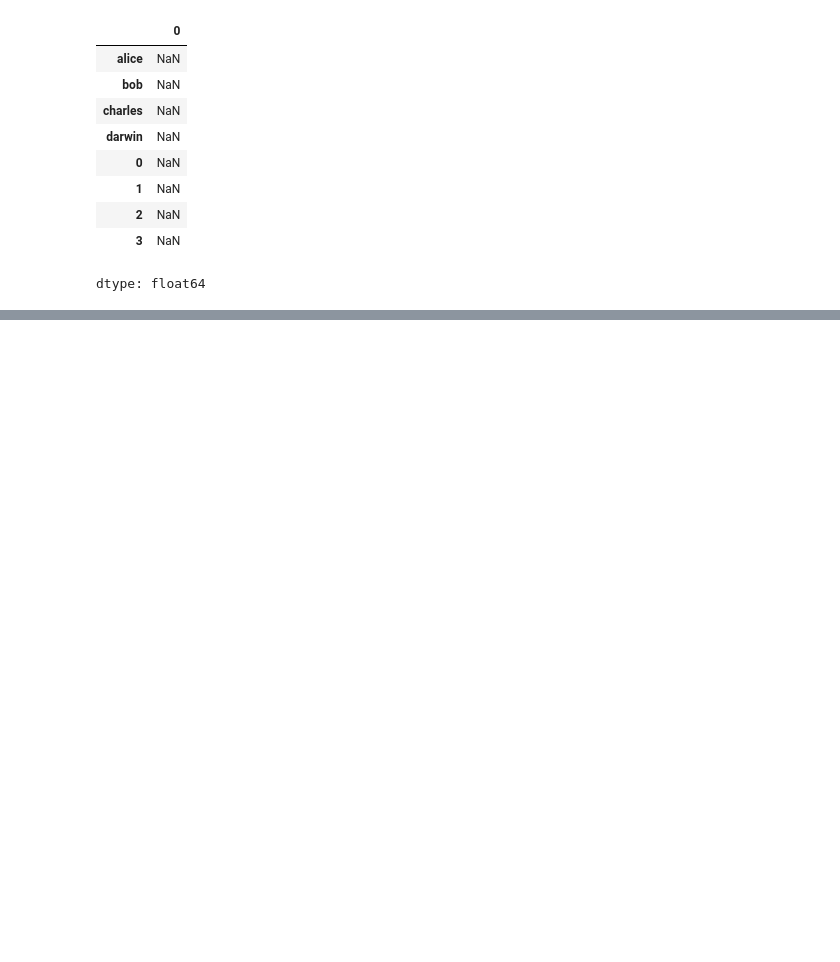
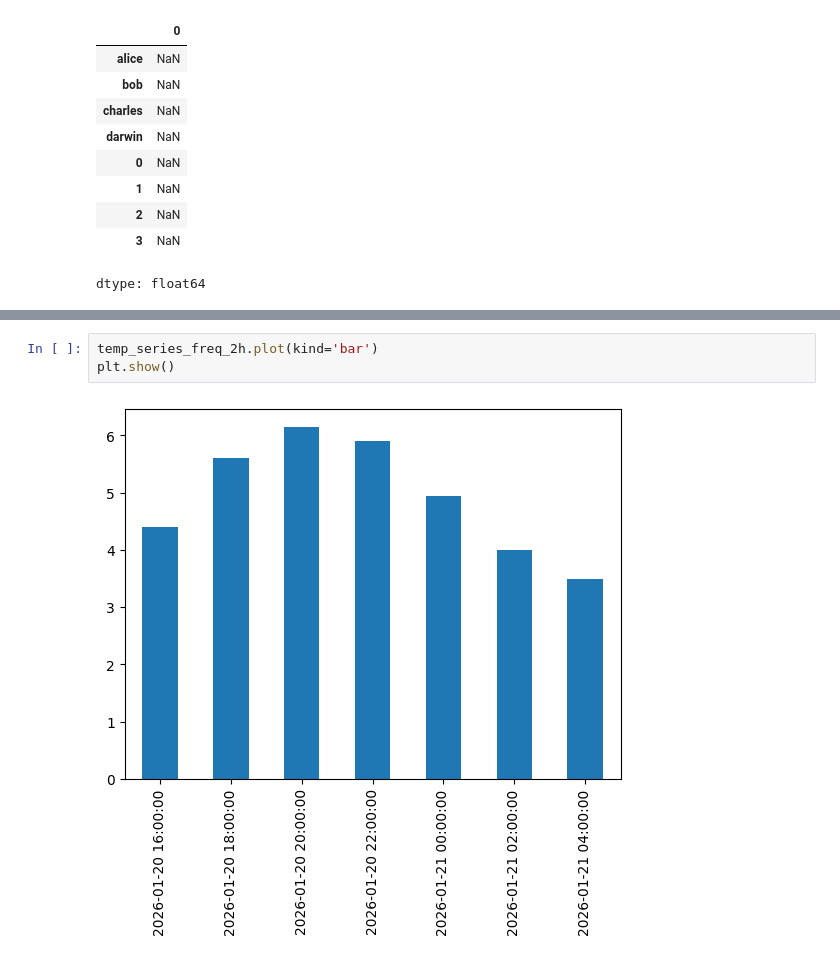
Before and after one commit to ghost-28-02/ML-Learning, a Jupyter notebook: Pandas.ipynb, the cells around one changed output, grey strips where cells are left out. Saved outputs shown, nothing was run; the diff lists cells and outputs as text; blank space fills up the shorter version.

```diff
--- a/Pandas.ipynb
+++ b/Pandas.ipynb
@@ -160,0 +229,5 @@ dtype: float64
+# %%
+temp_series_freq_2h.plot(kind='bar')
+plt.show()
+# %% [output]
+[figure, added]
```
Also changed, not shown: parts of 126 cells of this notebook, 1 other file.
